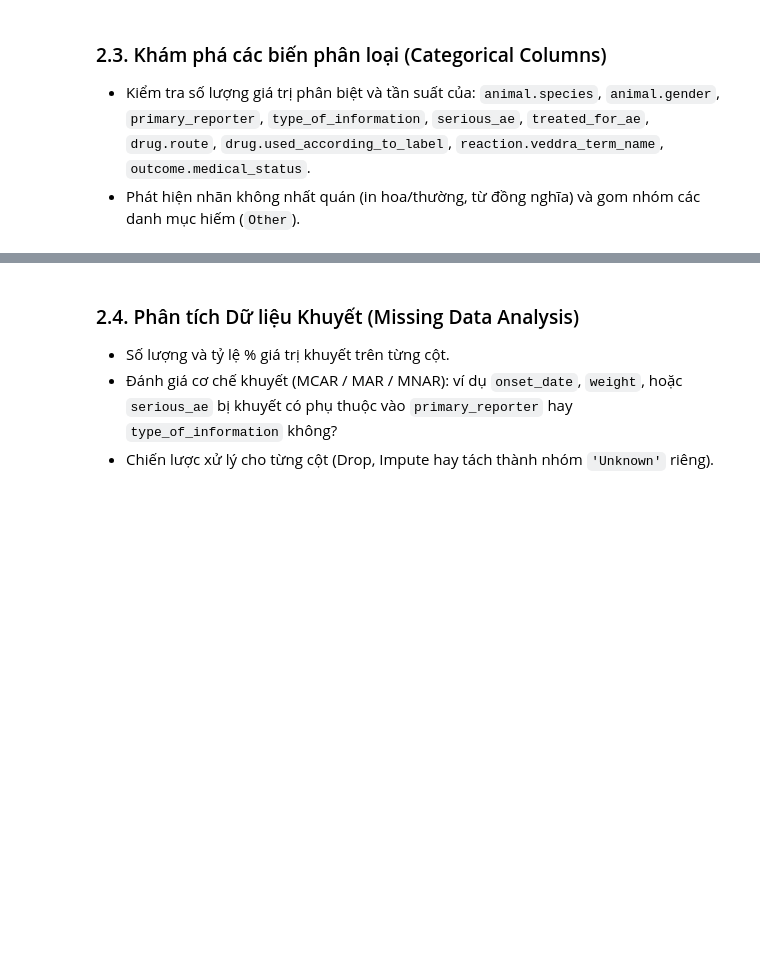
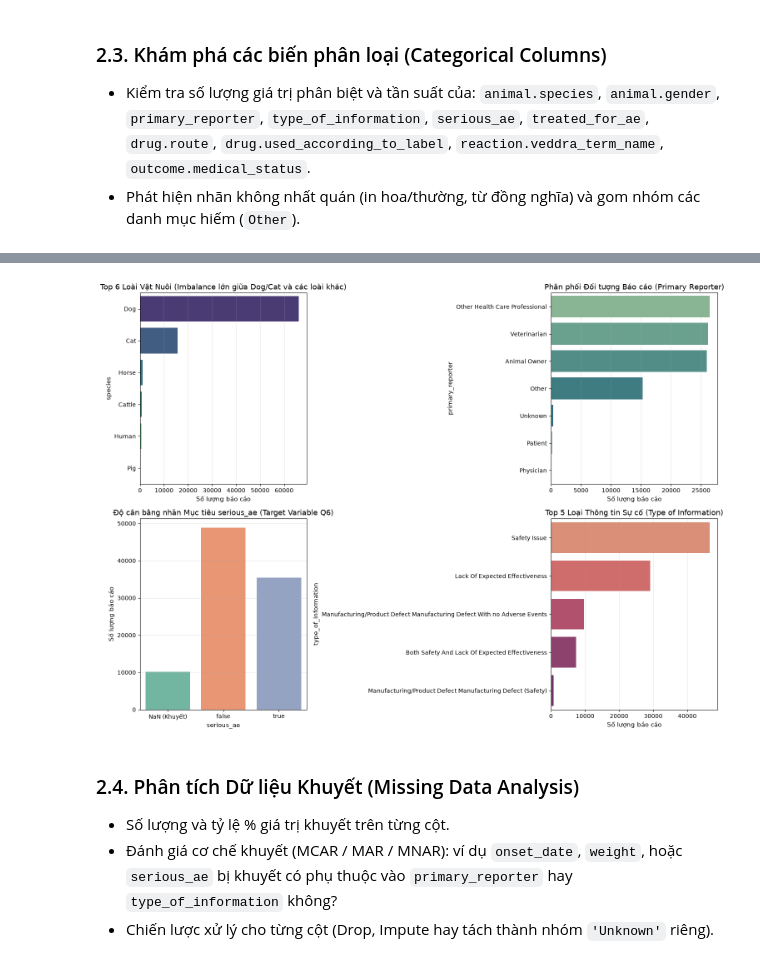
Before and after one commit to LeoTkiet/Prg4DS-G3, a Jupyter notebook: notebooks/01_collection_exploration.ipynb, the cells around one changed output, grey strips where cells are left out. Saved outputs shown, nothing was run; the diff lists cells and outputs as text; code cells hidden in the pictures; blank space fills up the shorter version.

Commit message:
feat(eda): add categorical feature analysis, target balance, and visual distributions in notebook 01

```diff
--- a/notebooks/01_collection_exploration.ipynb
+++ b/notebooks/01_collection_exploration.ipynb
@@ -138,4 +154,85 @@ for name, df in [("drugs", drugs_df), ("reactions", reactions_df), ("outcomes",
 - Kiểm tra số lượng giá trị phân biệt và tần suất của: `animal.species`, `animal.gender`, `primary_reporter`, `type_of_information`, `serious_ae`, `treated_for_ae`, `drug.route`, `drug.used_according_to_label`, `reaction.veddra_term_name`, `outcome.medical_status`.
 - Phát hiện nhãn không nhất quán (in hoa/thường, từ đồng nghĩa) và gom nhóm các danh mục hiếm (`Other`).
 # %%
-# TODO [Giai đoạn 2]: Thống kê tần suất biến phân loại và kiểm tra nhãn không đồng nhất
+# 1. Thống kê Cardinality, Tỷ lệ khuyết và Tần suất cho các biến phân loại chính trong reports_df
+cat_cols = ['species', 'gender', 'primary_reporter', 'type_of_information', 'serious_ae', 'treated_for_ae']
+
+summary_records = []
+for col in cat_cols:
+    s = reports_df[col]
+    n_unique = s.nunique(dropna=True)
+    missing_cnt = s.isna().sum()
+    top_val = s.value_counts(dropna=True).index[0] if n_unique > 0 else 'N/A'
+    top_cnt = s.value_counts(dropna=True).iloc[0] if n_unique > 0 else 0
+    top_pct = (top_cnt / len(s)) * 100
+    summary_records.append({
+        'Tên cột': col,
+        'Số giá trị duy nhất (Cardinality)': n_unique,
+        'Giá trị phổ biến nhất (Mode)': top_val,
+        'Tần suất Mode': f'{top_cnt:,}',
+        'Tỷ lệ Mode (%)': f'{top_pct:.2f}%',
+        'Số lượng khuyết (NaN)': f'{missing_cnt:,}',
+        'Tỷ lệ khuyết (%)': f'{(missing_cnt / len(s)) * 100:.2f}%'
+    })
+
+cat_summary_df = pd.DataFrame(summary_records)
+print('=== TỔNG QUAN BIẾN PHÂN LOẠI CẤP BÁO CÁO (REPORTS) ===')
+display(cat_summary_df)
+
+# 2. Kiểm tra độ cân bằng nhãn mục tiêu serious_ae (Target Variable cho Q6 - ML)
+print('\n=== ĐỘ CÂN BẰNG NHÃN MỤC TIÊU (serious_ae Balance) ===')
+serious_counts = reports_df['serious_ae'].value_counts(dropna=False)
+serious_pct = reports_df['serious_ae'].value_counts(dropna=False, normalize=True) * 100
+serious_balance_df = pd.DataFrame({'Số lượng': serious_counts, 'Tỷ lệ (%)': serious_pct.round(2)})
+display(serious_balance_df)
+
+# 3. Kiểm tra nhãn không nhất quán (Case Sensitivity / Whitespace) ở các cột phân loại
+print('\n=== KIỂM TRA NHÃN KHÔNG NHẤT QUÁN (Inconsistent Labels) ===')
+for col in ['species', 'gender', 'primary_reporter', 'type_of_information']:
+    vals = reports_df[col].dropna().unique()
+    lower_map = {}
+    for v in vals:
+        lower_map.setdefault(v.lower().strip(), []).append(v)
+    inconsistencies = {k: v for k, v in lower_map.items() if len(v) > 1}
+    if inconsistencies:
+        print(f'- Phát hiện nhãn không nhất quán ở cột {col}: {inconsistencies}')
+    else:
+        print(f'- Cột {col}: Không phát hiện xung đột chữ hoa/thường hay khoảng trắng dư thừa.')
+
+# 4. Nhận diện các Category hiếm (Rare Categories < 1% tổng số mẫu)
+print('\n=== CÁC DANH MỤC HIẾM TRONG SPECIES (< 1% -> Gom vào "Other") ===')
+species_counts = reports_df['species'].value_counts(dropna=True)
+rare_species = species_counts[species_counts / len(reports_df) < 0.01]
+print(f'Tổng số loài hiếm (< 1%): {len(rare_species)} loài ({rare_species.sum():,} bản ghi, chiếm {(rare_species.sum()/len(reports_df))*100:.2f}%)')
+print('Ví dụ 10 loài hiếm tiêu biểu:', list(rare_species.index[:10]))
+
+# 5. Trực quan hóa phân phối biến phân loại và độ mất cân bằng lớp
+fig, axes = plt.subplots(2, 2, figsize=(15, 11))
+
+# 5.1. Top loài vật nuôi (chuẩn Seaborn >= 0.13: truyền hue=y và legend=False)
+top_species = reports_df['species'].value_counts().head(6)
+sns.barplot(x=top_species.values, y=top_species.index, hue=top_species.index, legend=False, ax=axes[0, 0], palette='viridis')
+axes[0, 0].set_title('Top 6 Loài Vật Nuôi (Imbalance lớn giữa Dog/Cat và các loài khác)')
+axes[0, 0].set_xlabel('Số lượng báo cáo')
+
+# 5.2. Đối tượng báo cáo chính
+top_reporters = reports_df['primary_reporter'].value_counts()
+sns.barplot(x=top_reporters.values, y=top_reporters.index, hue=top_reporters.index, legend=False, ax=axes[0, 1], palette='crest')
+axes[0, 1].set_title('Phân phối Đối tượng Báo cáo (Primary Reporter)')
+axes[0, 1].set_xlabel('Số lượng báo cáo')
+
+# 5.3. Độ cân bằng nhãn mục tiêu serious_ae
+serious_plot_data = reports_df.fillna({'serious_ae': 'NaN (Khuyết)'})
+sns.countplot(data=serious_plot_data, x='serious_ae', hue='serious_ae', legend=False, ax=axes[1, 0], palette='Set2')
+axes[1, 0].set_title('Độ cân bằng nhãn Mục tiêu serious_ae (Target Variable Q6)')
+axes[1, 0].set_ylabel('Số lượng báo cáo')
+
+# 5.4. Loại thông tin biến cố
+top_info = reports_df['type_of_information'].value_counts().head(5)
+sns.barplot(x=top_info.values, y=top_info.index, hue=top_info.index, legend=False, ax=axes[1, 1], palette='flare')
+axes[1, 1].set_title('Top 5 Loại Thông tin Sự cố (Type of Information)')
+axes[1, 1].set_xlabel('Số lượng báo cáo')
+
+plt.tight_layout()
+plt.show()
+# %% [output]
@@ -142,3 +262,4 @@ for name, df in [("drugs", drugs_df), ("reactions", reactions_df), ("outcomes",
+[figure, added]
 # %% [markdown]
 ### 2.4. Phân tích Dữ liệu Khuyết (Missing Data Analysis)
 - Số lượng và tỷ lệ % giá trị khuyết trên từng cột.
```
Also changed, not shown: parts of 2 cells of this notebook.
